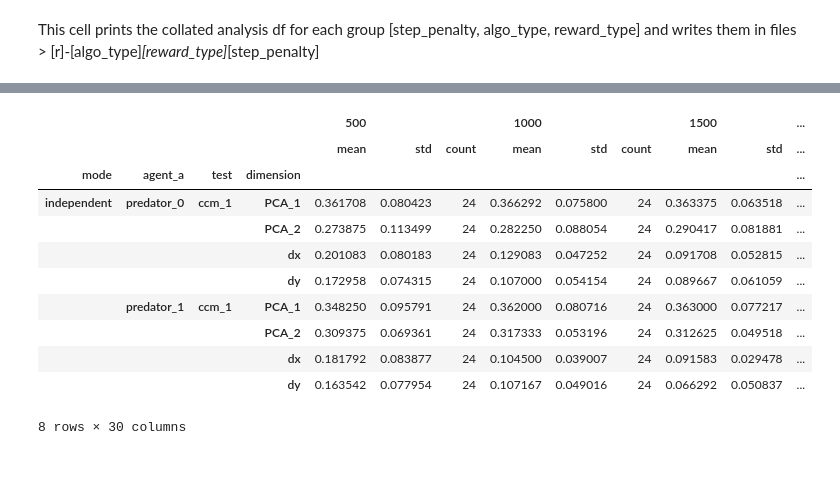
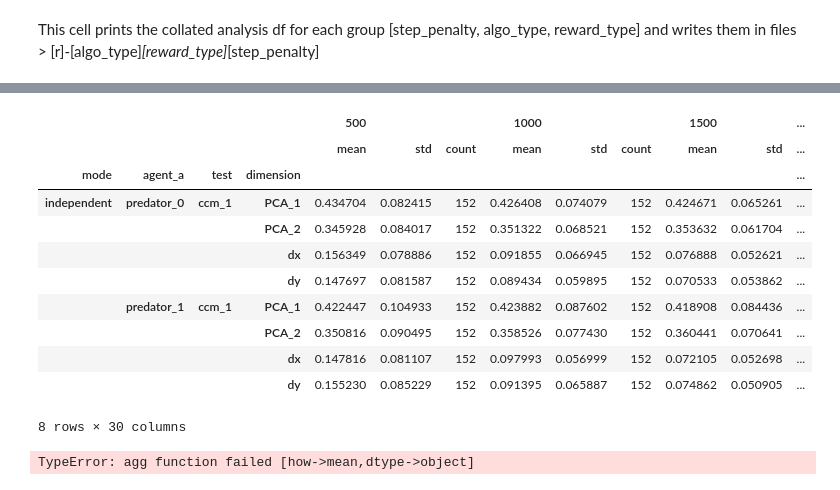
Before and after one commit to priyamDalmia/predator-prey, a Jupyter notebook: temp/wandb_test.ipynb, the cells around one changed output, grey strips where cells are left out. Cells and saved outputs as stored; diff of their text form; code cells hidden in the pictures.

```diff
--- a/temp/wandb_test.ipynb
+++ b/temp/wandb_test.ipynb
@@ -6,7 +6,7 @@ import sys
 __file__ = 'wandb_test.ipynd'
 os.path.abspath(os.path.join(os.path.dirname(__file__), '..'))
 api = wandb.Api()
-entity, project = "tpn", "rllib1"
+entity, project = "tpn", "independent_ppo"
 runs = api.runs(entity + "/" + project)
 RESULTS_DIR = os.path.join(os.path.dirname(__file__), '..', 'results')
 ALGORITHM_TYPES = ["independent", "centralized", "shared"]
@@ -117,11 +167,11 @@ def get_analysis_df(algo_type, reward_type, step_penalty, use_lstm):
     for run in runs:
         if run._state != "finished":
             if run._state == "running":
-                _run_stats['running_runs'] = _run_stats.get('running', 0) + 1
+                _run_stats['running_runs'] = _run_stats.get('running_runs', 0) + 1
             else:
-                _run_stats['crashed_runs'] = _run_stats.get('crashed', 0) + 1
+                _run_stats['crashed_runs'] = _run_stats.get('crashed_runs', 0) + 1
             continue
-        _run_stats['finished_runs'] = _run_stats.get('finished', 0) + 1
+        _run_stats['finished_runs'] = _run_stats.get('finished_runs', 0) + 1
 
         config = run.config
         if config['algorithm_type'] == algo_type and \
@@ -220,6 +270,7 @@ for algo_type in ['independent', 'centralized', 'shared']:
                     """
                     print(descr)
                     f.write(descr)
+                    f.write(analysis_df.to_string())
                     f.write(run_history_df.to_string())
                 #     f.write("\n\n\n")
                 #     f.write(run_history_df.to_latex())
@@ -271,50 +305,54 @@ for run in runs:
     # if run._state != "finished":
     if run._state != "finished":
         if run._state == "running":
-            _run_stats['running_runs'] = _run_stats.get('running', 0) + 1
+            _run_stats['running_runs'] = _run_stats.get('running_runs', 0) + 1
         else:
-            _run_stats['crashed_runs'] = _run_stats.get('crashed', 0) + 1
+            _run_stats['crashed_runs'] = _run_stats.get('crashed_runs', 0) + 1
         continue
-    _run_stats['finished_runs'] = _run_stats.get('finished', 0) + 1
+    _run_stats['finished_runs'] = _run_stats.get('finished_runs', 0) + 1
 
     config = run.config
     if config['algorithm_type'] == ALGORITHM_TYPE and \
         config['env_config']['reward_type'] == REWARD_TYPE:
         _run_stats['matching_runs'] = _run_stats.get('matching_runs', 0) + 1
 
         if file_name_prefix == "":
             file_name_prefix = ALGORITHM_TYPE
 
         for file in run.files():
             if f"{file_name_prefix}_analysis" in file.name:
                 analysis_table = pd.read_json(
                     file.download(exist_ok=True),
                     orient='split')
                 if collated_df is None:
                     collated_df = analysis_table
                 else:
                     collated_df = pd.concat([collated_df, analysis_table])
             elif f"{file_name_prefix}_eval_df" in file.name:
                 eval_stats = pd.read_json(
                     file.download(exist_ok=True),
                     orient='split')
                 if eval_df is None:
                     eval_df = eval_stats
                 else:
                     eval_df = pd.concat([eval_df, eval_stats])
 grouped_by_runs = collated_df.groupby(['mode', 'agent_a', 'test', 'dimension'])
 grouped_by_runs[[str(i) for i in range(500, 5001, 500)]].agg(['mean', 'std', 'count'])
 # %% [output]
 |  |  |  |  | 500 |  |  | 1000 |  |  | 1500 |  | ... |
 |  |  |  |  | mean | std | count | mean | std | count | mean | std | ... |
 | mode | agent_a | test | dimension |  |  |  |  |  |  |  |  | ... |
-| independent | predator_0 | ccm_1 | PCA_1 | 0.361708 | 0.080423 | 24 | 0.366292 | 0.075800 | 24 | 0.363375 | 0.063518 | ... |
-|  |  |  | PCA_2 | 0.273875 | 0.113499 | 24 | 0.282250 | 0.088054 | 24 | 0.290417 | 0.081881 | ... |
-|  |  |  | dx | 0.201083 | 0.080183 | 24 | 0.129083 | 0.047252 | 24 | 0.091708 | 0.052815 | ... |
-|  |  |  | dy | 0.172958 | 0.074315 | 24 | 0.107000 | 0.054154 | 24 | 0.089667 | 0.061059 | ... |
-|  | predator_1 | ccm_1 | PCA_1 | 0.348250 | 0.095791 | 24 | 0.362000 | 0.080716 | 24 | 0.363000 | 0.077217 | ... |
-|  |  |  | PCA_2 | 0.309375 | 0.069361 | 24 | 0.317333 | 0.053196 | 24 | 0.312625 | 0.049518 | ... |
-|  |  |  | dx | 0.181792 | 0.083877 | 24 | 0.104500 | 0.039007 | 24 | 0.091583 | 0.029478 | ... |
-|  |  |  | dy | 0.163542 | 0.077954 | 24 | 0.107167 | 0.049016 | 24 | 0.066292 | 0.050837 | ... |
+| independent | predator_0 | ccm_1 | PCA_1 | 0.434704 | 0.082415 | 152 | 0.426408 | 0.074079 | 152 | 0.424671 | 0.065261 | ... |
+|  |  |  | PCA_2 | 0.345928 | 0.084017 | 152 | 0.351322 | 0.068521 | 152 | 0.353632 | 0.061704 | ... |
+|  |  |  | dx | 0.156349 | 0.078886 | 152 | 0.091855 | 0.066945 | 152 | 0.076888 | 0.052621 | ... |
+|  |  |  | dy | 0.147697 | 0.081587 | 152 | 0.089434 | 0.059895 | 152 | 0.070533 | 0.053862 | ... |
+|  | predator_1 | ccm_1 | PCA_1 | 0.422447 | 0.104933 | 152 | 0.423882 | 0.087602 | 152 | 0.418908 | 0.084436 | ... |
+|  |  |  | PCA_2 | 0.350816 | 0.090495 | 152 | 0.358526 | 0.077430 | 152 | 0.360441 | 0.070641 | ... |
+|  |  |  | dx | 0.147816 | 0.081107 | 152 | 0.097993 | 0.056999 | 152 | 0.072105 | 0.052698 | ... |
+|  |  |  | dy | 0.155230 | 0.085229 | 152 | 0.091395 | 0.065887 | 152 | 0.074862 | 0.050905 | ... |
 8 rows × 30 columns
+# %%
+grouped_by_runs.mean()
+# %% [output]
+TypeError: agg function failed [how->mean,dtype->object]
 # %%
```
Also changed, not shown: parts of 6 cells of this notebook, 28 other files.
